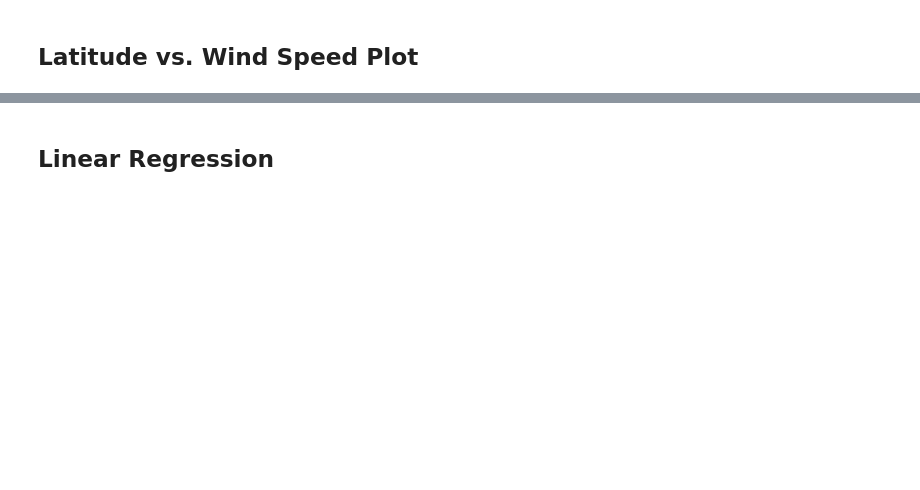
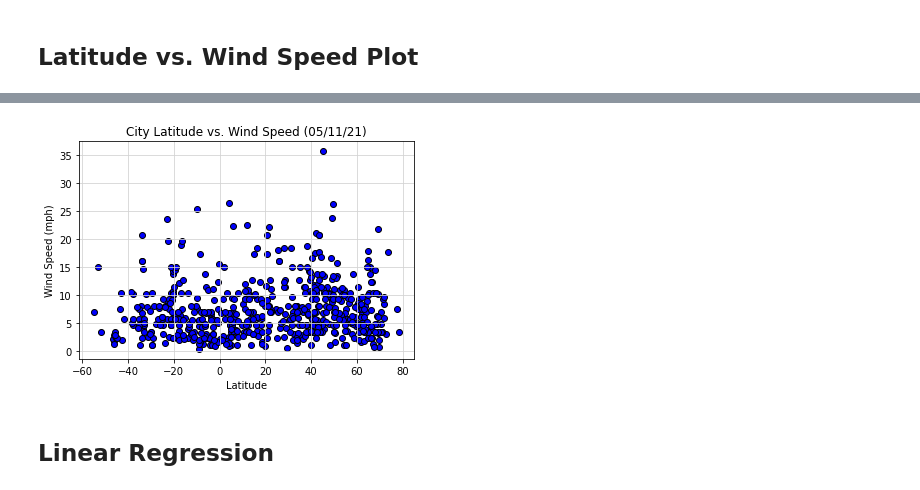
Before and after one commit to sninh/06-Python-API, a Jupyter notebook: starter_code/WeatherPy.ipynb, the cells around one changed output, grey strips where cells are left out. Cells and saved outputs as stored; diff of their text form; code cells hidden in the pictures; blank space fills up the shorter version.

```diff
--- a/starter_code/WeatherPy.ipynb
+++ b/starter_code/WeatherPy.ipynb
@@ -167,2 +235,12 @@ for
+# %%
+plt.scatter(cities_df["Lat"],cities_df["Wind Speed"],edgecolors="black",facecolors="blue")
+plt.title("City Latitude vs. Wind Speed (05/11/21)")
+plt.xlabel("Latitude")
+plt.ylabel("Wind Speed (mph)")
+plt.grid (b=True,which="major",axis="both",linestyle="-",color="lightgrey")
+plt.savefig("../output_data/Fig4.png")
+plt.show()
+# %% [output]
+[figure, added]
 # %% [markdown]
 ## Linear Regression
```
Also changed, not shown: parts of 31 cells of this notebook, 1 other file.
